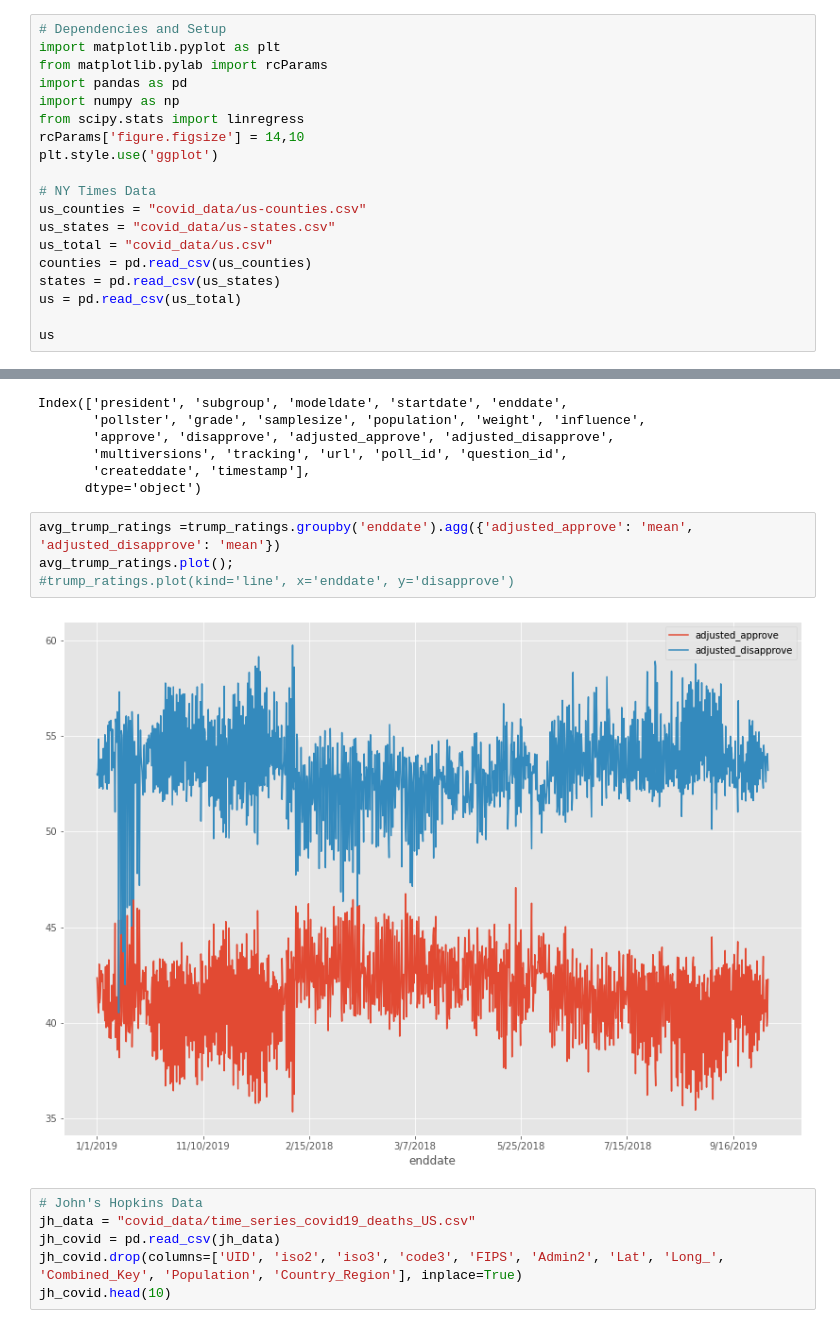
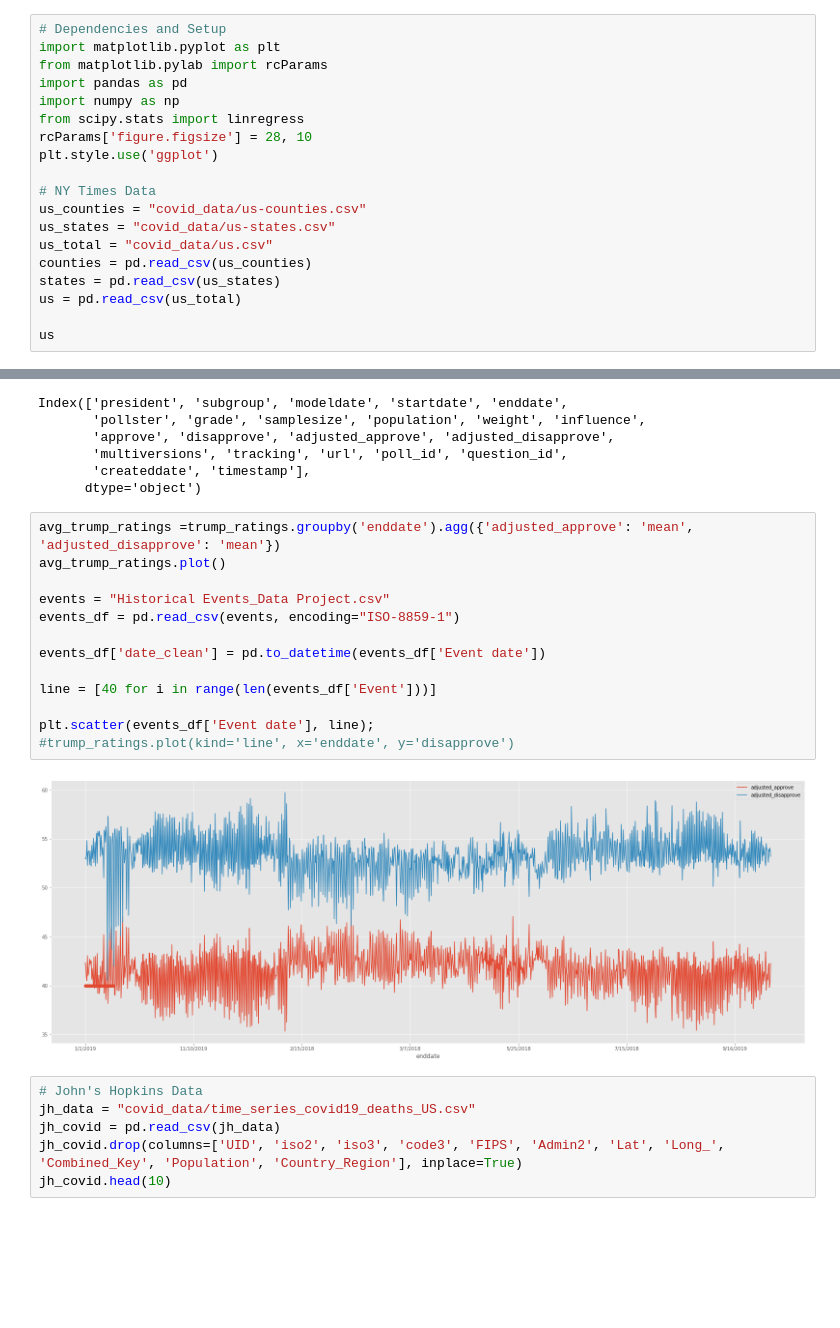
Before and after one commit to wrighhj/Group_2_Project_1, a Jupyter notebook: CovidProject_Presidential.ipynb, the cells around one changed output, grey strips where cells are left out. Saved outputs shown, nothing was run; the diff lists cells and outputs as text; blank space fills up the shorter version.

```diff
--- a/CovidProject_Presidential.ipynb
+++ b/CovidProject_Presidential.ipynb
@@ -5,7 +5,7 @@ from matplotlib.pylab import rcParams
 import pandas as pd
 import numpy as np
 from scipy.stats import linregress
-rcParams['figure.figsize'] = 14,10
+rcParams['figure.figsize'] = 28, 10
 plt.style.use('ggplot')
 
 # NY Times Data
@@ -50,10 +50,19 @@ Index(['president', 'subgroup', 'modeldate', 'startdate', 'enddate',
       dtype='object')
 # %%
 avg_trump_ratings =trump_ratings.groupby('enddate').agg({'adjusted_approve': 'mean', 'adjusted_disapprove': 'mean'})
-avg_trump_ratings.plot();
+avg_trump_ratings.plot()
+
+events = "Historical Events_Data Project.csv"
+events_df = pd.read_csv(events, encoding="ISO-8859-1")
+
+events_df['date_clean'] = pd.to_datetime(events_df['Event date'])
+
+line = [40 for i in range(len(events_df['Event']))]
+
+plt.scatter(events_df['Event date'], line);
 #trump_ratings.plot(kind='line', x='enddate', y='disapprove')
 # %% [output]
-[figure, old version]
+[figure, new version]
 # %%
 # John's Hopkins Data
 jh_data = "covid_data/time_series_covid19_deaths_US.csv"
```
Also changed, not shown: parts of 13 cells of this notebook, 5 other files.
